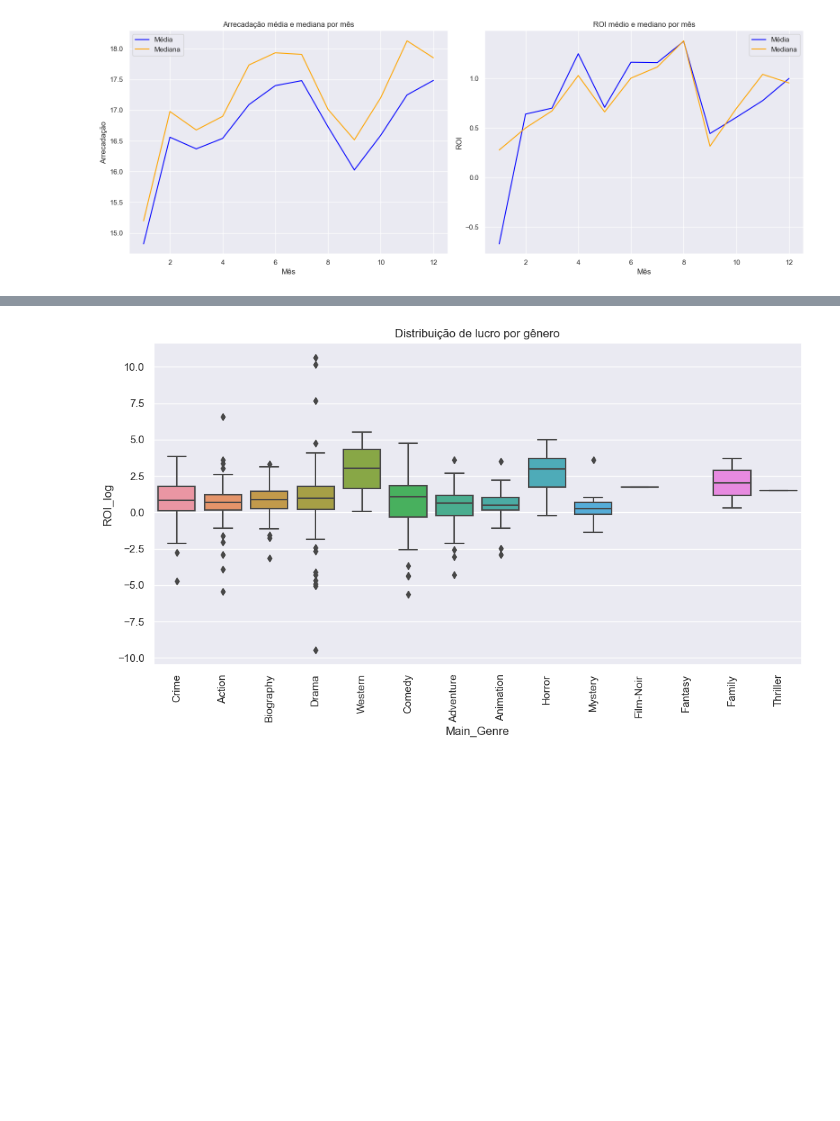
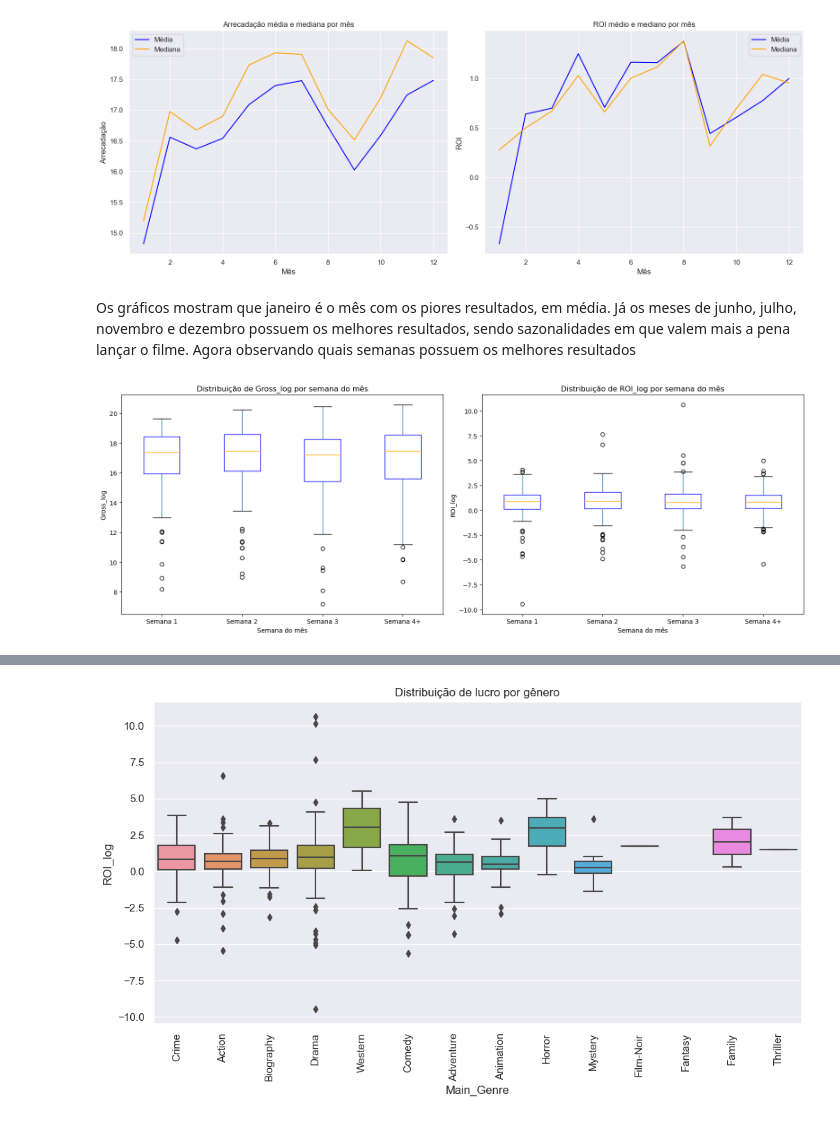
Before and after one commit to GabrielcordH/analise_IMDB, a Jupyter notebook: EDA.ipynb, the cells around one changed output, grey strips where cells are left out. Saved outputs shown, nothing was run; the diff lists cells and outputs as text; code cells hidden in the pictures; blank space fills up the shorter version.

```diff
--- a/EDA.ipynb
+++ b/EDA.ipynb
@@ -44,3 +57,26 @@ plt.tight_layout()
 plt.show()
 # %% [output]
 [figure]
+# %% [markdown]
+Os gráficos mostram que janeiro é o mês com os piores resultados, em média. Já os meses de junho, julho, novembro e dezembro possuem os melhores resultados, sendo sazonalidades em que valem mais a pena lançar o filme.
+Agora observando quais semanas possuem os melhores resultados
+# %%
+fig, axes = plt.subplots(1, 2, figsize=(16,6))
+
+df.boxplot(column='Gross_log', by='semana_mes', ax=axes[0], grid=False,
+           boxprops=dict(color='blue'), medianprops=dict(color='orange'))
+axes[0].set_title("Distribuição da Arrecadação por semana do mês")
+axes[0].set_xlabel("Semana do mês")
+axes[0].set_ylabel("Gross_log")
+
+df.boxplot(column='ROI_log', by='semana_mes', ax=axes[1], grid=False,
+           boxprops=dict(color='blue'), medianprops=dict(color='orange'))
+axes[1].set_title("Distribuição do ROI por semana do mês")
+axes[1].set_xlabel("Semana do mês")
+axes[1].set_ylabel("ROI_log")
+
+plt.suptitle("")
+plt.tight_layout()
+plt.show()
+# %% [output]
+[figure, added]
```
Also changed, not shown: parts of 42 cells of this notebook.
